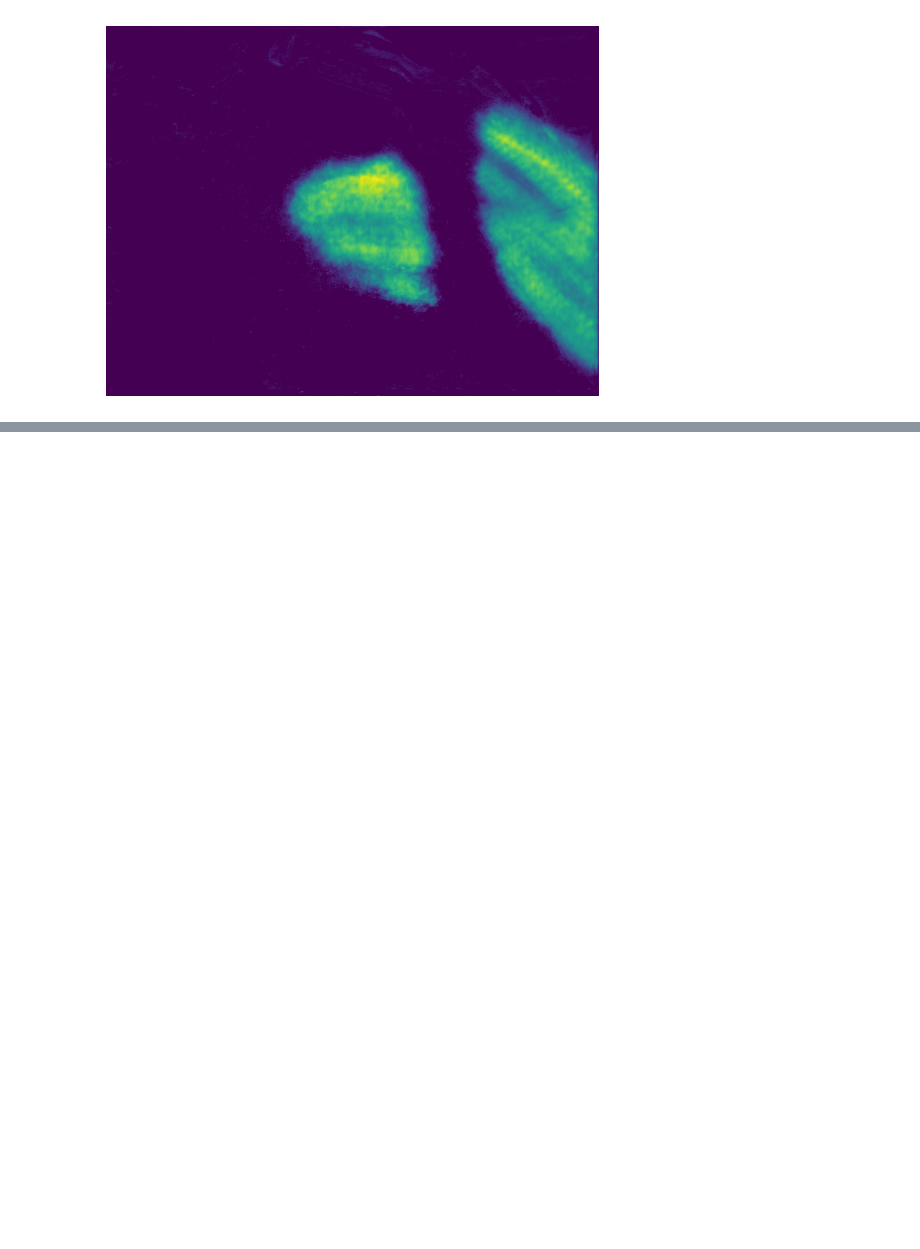
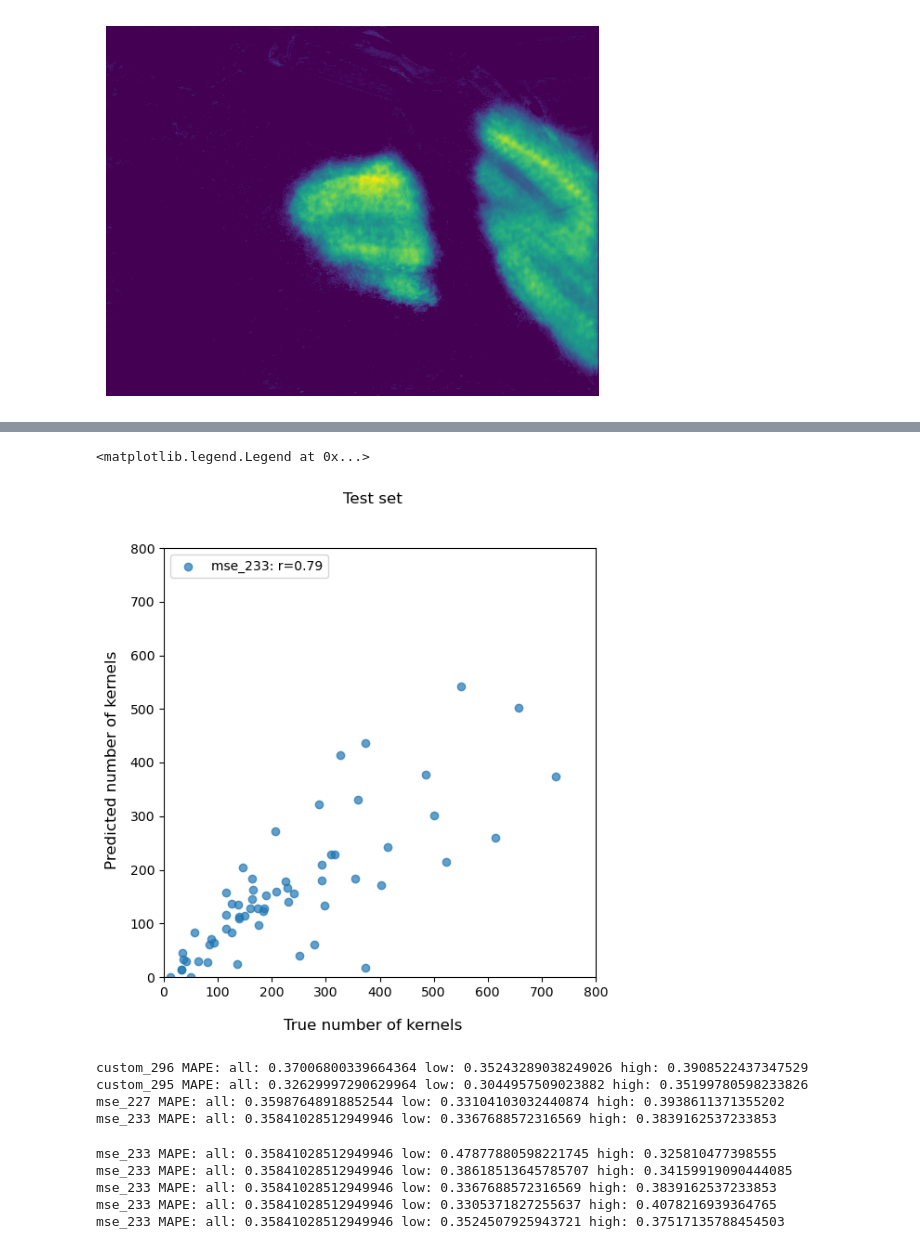
Before and after one commit to lochhh/corny, a Jupyter notebook: density estimation/corn_density_estimation_todo.ipynb, the cells around one changed output, grey strips where cells are left out. Saved outputs shown, nothing was run; the diff lists cells and outputs as text; code cells hidden in the pictures; blank space fills up the shorter version.

```diff
--- a/density estimation/corn_density_estimation_todo.ipynb
+++ b/density estimation/corn_density_estimation_todo.ipynb
@@ -71,0 +109,10 @@ with torch.no_grad():
+# %%
+# Get the true counts
+density_map_paths = glob.glob(
+    "../datasets/corn_kernel_density/test/original_size_dmx100/sigma-12/*.npy"
+)
+ys = [np.sum(np.load(density_map_path)) / 100 for density_map_path in density_map_paths]
+true_counts_dict = {
+    Path(density_map_path).name[:8]: count
+    for density_map_path, count in zip(density_map_paths, ys)
+}
@@ -148,17 +247,52 @@ def count_mape(true_dict, pred_dict):
 # %%
 # Plot predicted vs true counts
 fig, ax = plt.subplots(figsize=(6, 6))
 fig.suptitle("Test set")
 fig.supxlabel("True number of kernels")
 fig.supylabel("Predicted number of kernels")
-gt_values = list(test_dict_sorted.values())
+gt_values = list(sorted_gt_dict.values())
 # Truncate axes to 800
 ax.set_xlim(0, 800)
 ax.set_ylim(0, 800)
-# Adam
-#ax.scatter(gt_values, [predicted_dict_adam.get(k,0) for k in test_dict_sorted.keys()], label="Adam", alpha=0.7, marker="^")
-# AdamW
-ax.scatter(gt_values, [predicted_dict_baseline.get(k,0) for k in test_dict_sorted.keys()], label="AdamW", alpha=0.7, marker="o")
-# SGD
-#ax.scatter(gt_values, [predicted_dict_sgd.get(k,0) for k in test_dict_sorted.keys()], label="SGD", alpha=0.7, marker="s")
+pred_values = [benchmark_dict["mse_233"].get(k, 0) for k in sorted_gt_dict.keys()]
+ax.scatter(
+    gt_values,
+    pred_values,
+    label=f"mse_233: r={np.corrcoef(gt_values, pred_values)[0, 1]:.2f}",
+    alpha=0.7,
+)
 plt.legend(loc="upper left")
+# %% [output]
+<matplotlib.legend.Legend at 0x...>
+[figure, added]
+# %%
+threshold = 200
+for key in benchmark_dict.keys():
+    if key == "true_count":
+        continue
+    print(
+        f"{key} MAPE:",
+        f"all: {count_mape(sorted_gt_dict, benchmark_dict[key])}",
+        f"low: {count_mape({k: v for k, v in sorted_gt_dict.items() if v <= threshold}, benchmark_dict[key])}",
+        f"high: {count_mape({k: v for k, v in sorted_gt_dict.items() if v > threshold}, benchmark_dict[key])}",
+    )
+# %% [output]
+custom_296 MAPE: all: 0.37006800339664364 low: 0.35243289038249026 high: 0.3908522437347529
+custom_295 MAPE: all: 0.32629997290629964 low: 0.3044957509023882 high: 0.35199780598233826
+mse_227 MAPE: all: 0.35987648918852544 low: 0.33104103032440874 high: 0.3938611371355202
+mse_233 MAPE: all: 0.35841028512949946 low: 0.3367688572316569 high: 0.3839162537233853
+# %%
+thresholds = [100, 150, 200, 250, 300]
+for thres in thresholds:
+    print(
+        f"{key} MAPE:",
+        f"all: {count_mape(sorted_gt_dict, benchmark_dict["mse_233"])}",
+        f"low: {count_mape({k: v for k, v in sorted_gt_dict.items() if v <= thres}, benchmark_dict["mse_233"])}",
+        f"high: {count_mape({k: v for k, v in sorted_gt_dict.items() if v > thres}, benchmark_dict["mse_233"])}",
+    )
+# %% [output]
+mse_233 MAPE: all: 0.35841028512949946 low: 0.47877880598221745 high: 0.325810477398555
+mse_233 MAPE: all: 0.35841028512949946 low: 0.38618513645785707 high: 0.34159919090444085
+mse_233 MAPE: all: 0.35841028512949946 low: 0.3367688572316569 high: 0.3839162537233853
+mse_233 MAPE: all: 0.35841028512949946 low: 0.3305371827255637 high: 0.4078216939364765
+mse_233 MAPE: all: 0.35841028512949946 low: 0.3524507925943721 high: 0.37517135788454503
```
Also changed, not shown: parts of 16 cells of this notebook.
